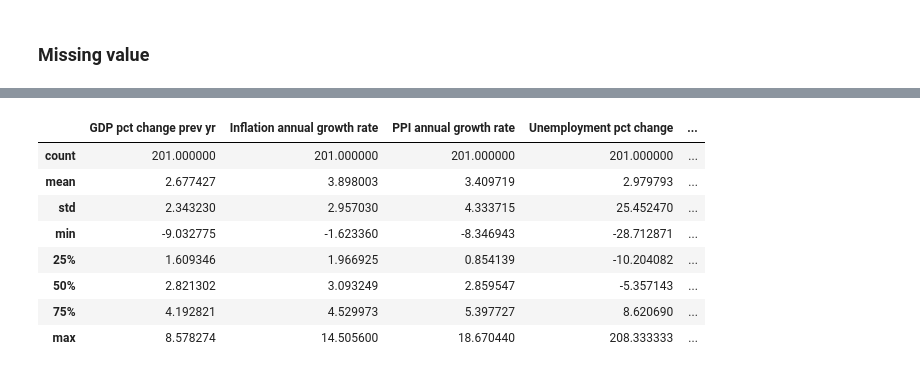
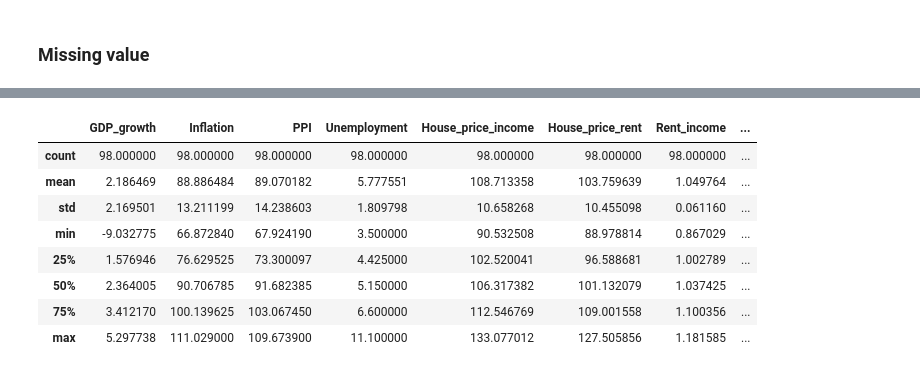
Before and after one commit to hoytlui/GDP-Growth-Forecast-Multivariate-Time-Series-Analysis, a Jupyter notebook: 3_EDA.ipynb, the cells around one changed output, grey strips where cells are left out. Cells and saved outputs as stored; diff of their text form; code cells hidden in the pictures.

```diff
--- a/3_EDA.ipynb
+++ b/3_EDA.ipynb
@@ -91,0 +109,6 @@ df_usa
+# %%
+df_new['Inflation_diff'] = df_new['Inflation'].diff(4)
+# df_new['Inflation_log_diff'] = np.log(df_new['Inflation']).diff(4)
+# %%
+df_new['PPI_diff'] = df_new['PPI'].diff(4)
+# df_new['PPI_log_diff'] = np.log(df_new['PPI']).diff(4)
@@ -91,0 +137,3 @@ df_usa
+# %%
+df_new.set_index('Time', inplace=True)
+df_new.head()
@@ -110,0 +174,3 @@ missing.sort_values(by='%', ascending=False)
+# %%
+df_new.dropna(subset=['HH_debt_income_diff'], inplace=True)
+df_new.head()
@@ -111,12 +185,12 @@ missing.sort_values(by='%', ascending=False)
 # %%
-df_usa.describe()
+df_new.describe()
 # %% [output]
-|  | GDP pct change prev yr | Inflation annual growth rate | PPI annual growth rate | Unemployment pct change | ... |
-| count | 201.000000 | 201.000000 | 201.000000 | 201.000000 | ... |
-| mean | 2.677427 | 3.898003 | 3.409719 | 2.979793 | ... |
-| std | 2.343230 | 2.957030 | 4.333715 | 25.452470 | ... |
-| min | -9.032775 | -1.623360 | -8.346943 | -28.712871 | ... |
-| 25% | 1.609346 | 1.966925 | 0.854139 | -10.204082 | ... |
-| 50% | 2.821302 | 3.093249 | 2.859547 | -5.357143 | ... |
-| 75% | 4.192821 | 4.529973 | 5.397727 | 8.620690 | ... |
-| max | 8.578274 | 14.505600 | 18.670440 | 208.333333 | ... |
+|  | GDP_growth | Inflation | PPI | Unemployment | House_price_income | House_price_rent | Rent_income | ... |
+| count | 98.000000 | 98.000000 | 98.000000 | 98.000000 | 98.000000 | 98.000000 | 98.000000 | ... |
+| mean | 2.186469 | 88.886484 | 89.070182 | 5.777551 | 108.713358 | 103.759639 | 1.049764 | ... |
+| std | 2.169501 | 13.211199 | 14.238603 | 1.809798 | 10.658268 | 10.455098 | 0.061160 | ... |
+| min | -9.032775 | 66.872840 | 67.924190 | 3.500000 | 90.532508 | 88.978814 | 0.867029 | ... |
+| 25% | 1.576946 | 76.629525 | 73.300097 | 4.425000 | 102.520041 | 96.588681 | 1.002789 | ... |
+| 50% | 2.364005 | 90.706785 | 91.682385 | 5.150000 | 106.317382 | 101.132079 | 1.037425 | ... |
+| 75% | 3.412170 | 100.139625 | 103.067450 | 6.600000 | 112.546769 | 109.001558 | 1.100356 | ... |
+| max | 5.297738 | 111.029000 | 109.673900 | 11.100000 | 133.077012 | 127.505856 | 1.181585 | ... |
```
Also changed, not shown: parts of 47 cells of this notebook.
